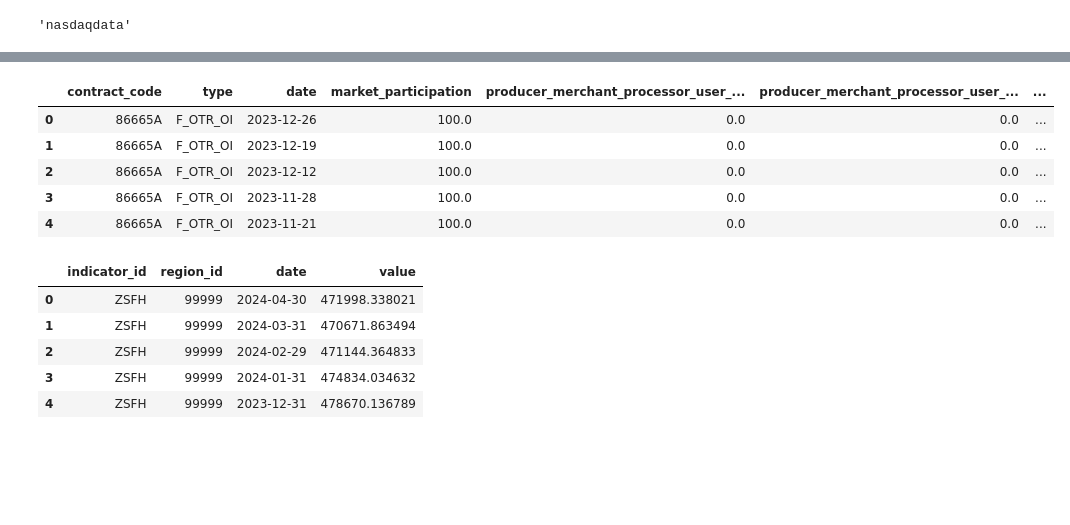
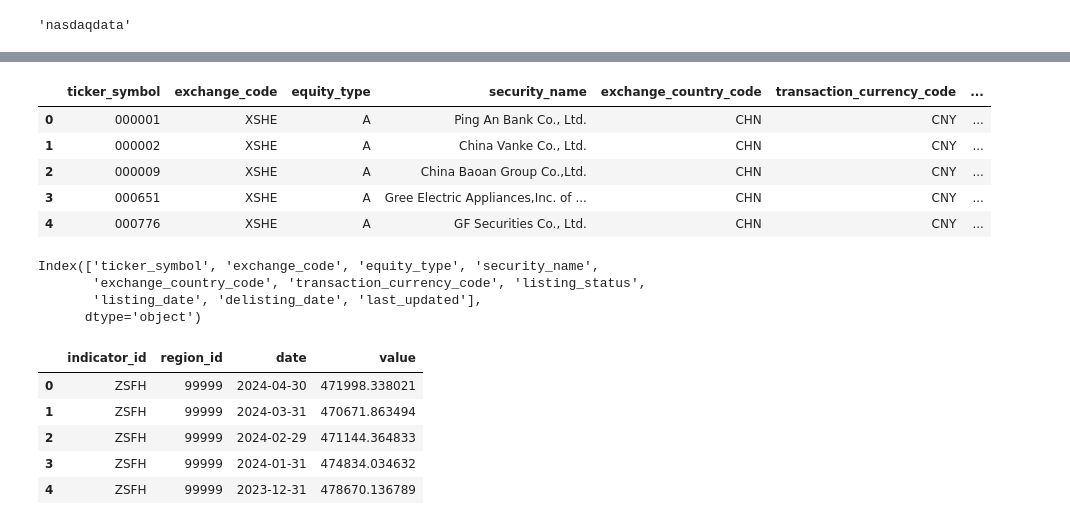
Before and after one commit to xwang049/project1-nasdaq, a Jupyter notebook: notebooks/test1.ipynb, the cells around one changed output, grey strips where cells are left out. Saved outputs shown, nothing was run; the diff lists cells and outputs as text; code cells hidden in the pictures; blank space fills up the shorter version.

```diff
--- a/notebooks/test1.ipynb
+++ b/notebooks/test1.ipynb
@@ -55,38 +56,22 @@ def save_to_db(dataframe, table_name, engine):
     try:
         # metadata = MetaData()
         # metadata.reflect(bind=engine)
+        table_name = table_name.replace('/', '_').lower()
         dataframe.to_sql(table_name, engine, if_exists='replace', index=False)
         print(f"Data saved to {table_name} table successfully.")
     except SQLAlchemyError as e:
         print(f"Error saving {table_name}: {str(e)}")
 
-def download_and_store_data(table, filters, engine):
-    table_name, data = download_data(table, **filters)
-    if data is not None:
-        table_name = table_name.replace('/', '_').lower()
-        save_to_db(data, table_name, engine)
-    else:
-        print(f"Failed to download data for table: {table}")
-
-def download_all_tables(tables_filters):
-    start_time = time.time()
-    num_workers = len(tables_filters)
-    with ThreadPoolExecutor(max_workers=num_workers) as executor:
-        future_to_table = {executor.submit(download_and_store_data, table, filters, engine): table for table, filters in tables_filters.items()}
-        for future in as_completed(future_to_table):
-            table = future_to_table[future]
-            try:
-                future.result()
-            except Exception as e:
-                print(f"Error processing table {table}: {str(e)}")
-    end_time = time.time()
-    print(f"Total time taken: {end_time - start_time:.2f} seconds")
-
-
-def retrieve_data(query, engine):
-    with engine.connect() as connection:
-        result = pd.read_sql(query, connection)
-    return result
+# @task(retries=3)
+def process_data(key):
+    try:
+        df = nd.get_table(key).head()
+        date_guess = [col for col in df.columns if 'date' in col.lower()][0]
+        table, data = download_data(key, paginate = True,  **{date_guess: {'gte': '2024-03-15'}})
+        save_to_db(data, key)
+    except:
+        table, data = download_data(key, paginate = True)
+        save_to_db(data, key)
 # %%
 
 tables_filters = {
@@ -145,14 +106,22 @@ Total time taken: 15.37 seconds
 # %%
-query = "SELECT * FROM QDL_FON "
+query = "SELECT * FROM DY_FDEQU "
+# DY/FDEQU
 retrieved_data = retrieve_data(query, engine)
 retrieved_data.head()
 # %% [output]
-|  | contract_code | type | date | market_participation | producer_merchant_processor_user_... | producer_merchant_processor_user_... | ... |
-| 0 | 86665A | F_OTR_OI | 2023-12-26 | 100.0 | 0.0 | 0.0 | ... |
-| 1 | 86665A | F_OTR_OI | 2023-12-19 | 100.0 | 0.0 | 0.0 | ... |
-| 2 | 86665A | F_OTR_OI | 2023-12-12 | 100.0 | 0.0 | 0.0 | ... |
-| 3 | 86665A | F_OTR_OI | 2023-11-28 | 100.0 | 0.0 | 0.0 | ... |
-| 4 | 86665A | F_OTR_OI | 2023-11-21 | 100.0 | 0.0 | 0.0 | ... |
+|  | ticker_symbol | exchange_code | equity_type | security_name | exchange_country_code | transaction_currency_code | ... |
+| 0 | 000001 | XSHE | A | Ping An Bank Co., Ltd. | CHN | CNY | ... |
+| 1 | 000002 | XSHE | A | China Vanke Co., Ltd. | CHN | CNY | ... |
+| 2 | 000009 | XSHE | A | China Baoan Group Co.,Ltd. | CHN | CNY | ... |
+| 3 | 000651 | XSHE | A | Gree Electric Appliances,Inc. of ... | CHN | CNY | ... |
+| 4 | 000776 | XSHE | A | GF Securities Co., Ltd. | CHN | CNY | ... |
+# %%
+retrieved_data.columns
+# %% [output]
+Index(['ticker_symbol', 'exchange_code', 'equity_type', 'security_name',
+       'exchange_country_code', 'transaction_currency_code', 'listing_status',
+       'listing_date', 'delisting_date', 'last_updated'],
+      dtype='object')
 # %%
 query = "SELECT * FROM ZILLOW_DATA"
 retrieved_data = retrieve_data(query, engine)
```
Also changed, not shown: parts of 6 cells of this notebook, 8 other files.
